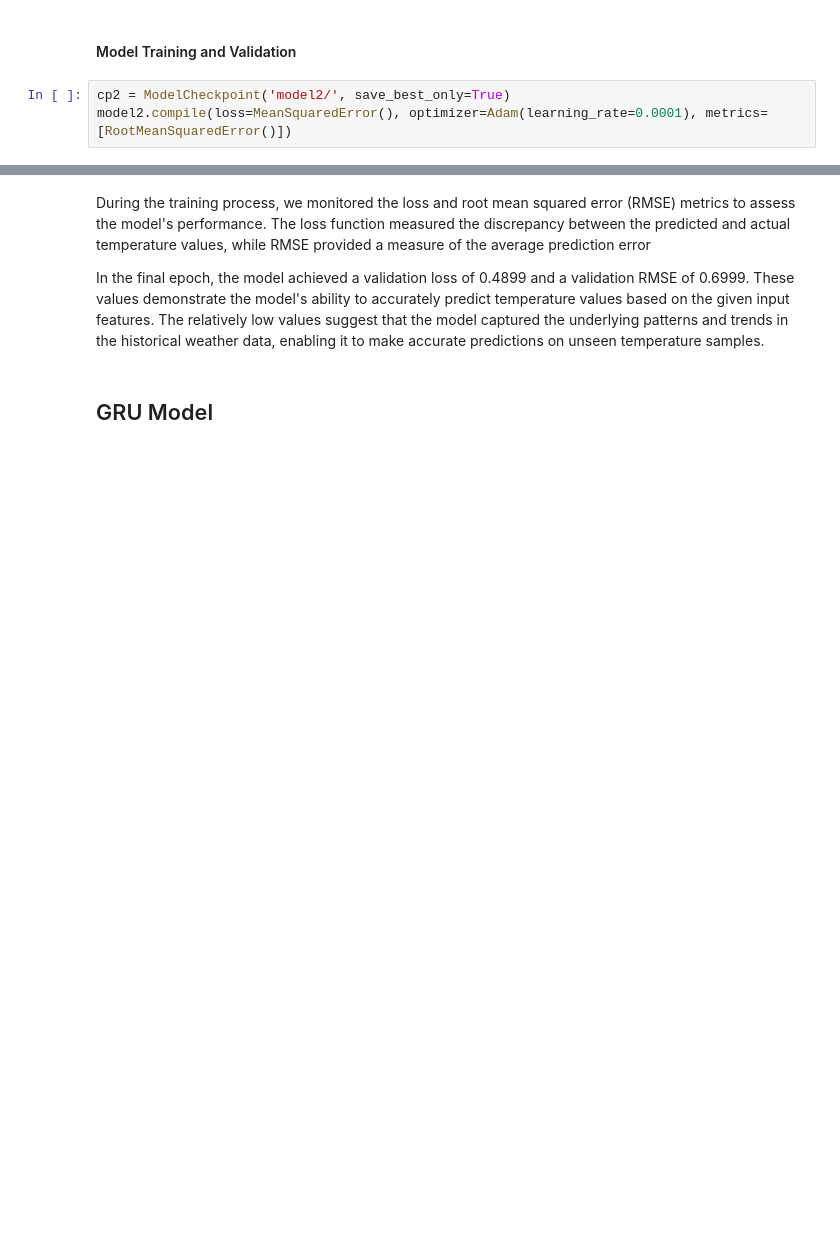
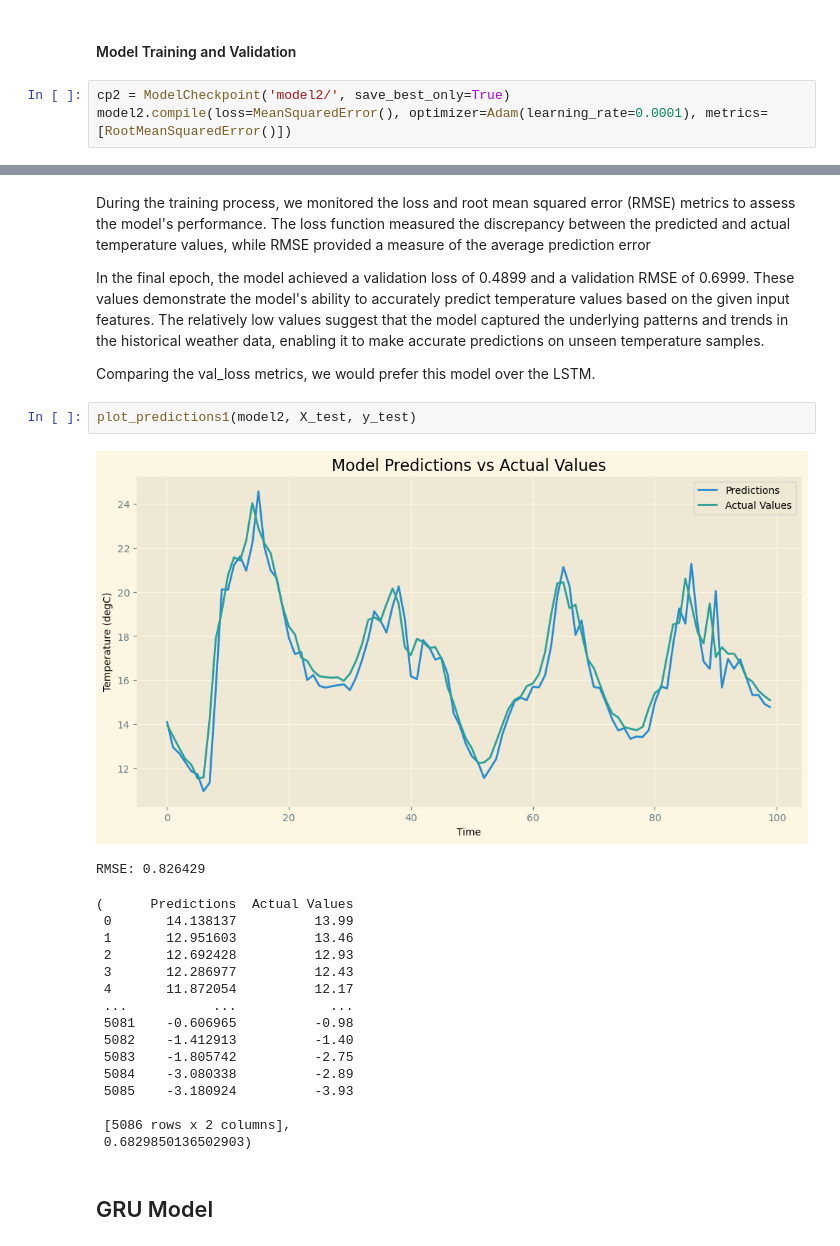
Before and after one commit to analyticsbyted/LSTM_weatherForecast, a Jupyter notebook: weatherForecast.ipynb, the cells around one changed output, grey strips where cells are left out. Cells and saved outputs as stored; diff of their text form; blank space fills up the shorter version.

```diff
--- a/weatherForecast.ipynb
+++ b/weatherForecast.ipynb
@@ -544,6 +537,28 @@ INFO:tensorflow:Assets written to: model2\assets
 During the training process, we monitored the loss and root mean squared error (RMSE) metrics to assess the model's performance. The loss function measured the discrepancy between the predicted and actual temperature values, while RMSE provided a measure of the average prediction error
 
 In the final epoch, the model achieved a validation loss of 0.4899 and a validation RMSE of 0.6999. These values demonstrate the model's ability to accurately predict temperature values based on the given input features. The relatively low values suggest that the model captured the underlying patterns and trends in the historical weather data, enabling it to make accurate predictions on unseen temperature samples.
+
+Comparing the val_loss metrics, we would prefer this model over the LSTM.
+# %%
+plot_predictions1(model2, X_test, y_test)
+# %% [output]
+[figure, added]
+RMSE: 0.826429
+(      Predictions  Actual Values
+ 0       14.138137          13.99
+ 1       12.951603          13.46
+ 2       12.692428          12.93
+ 3       12.286977          12.43
+ 4       11.872054          12.17
+ ...           ...            ...
+ 5081    -0.606965          -0.98
+ 5082    -1.412913          -1.40
+ 5083    -1.805742          -2.75
+ 5084    -3.080338          -2.89
+ 5085    -3.180924          -3.93
+
+ [5086 rows x 2 columns],
+ 0.6829850136502903)
 # %% [markdown]
 ## GRU Model
 # %% [markdown]
```
Also changed, not shown: parts of 57 cells of this notebook, 12 other files.
